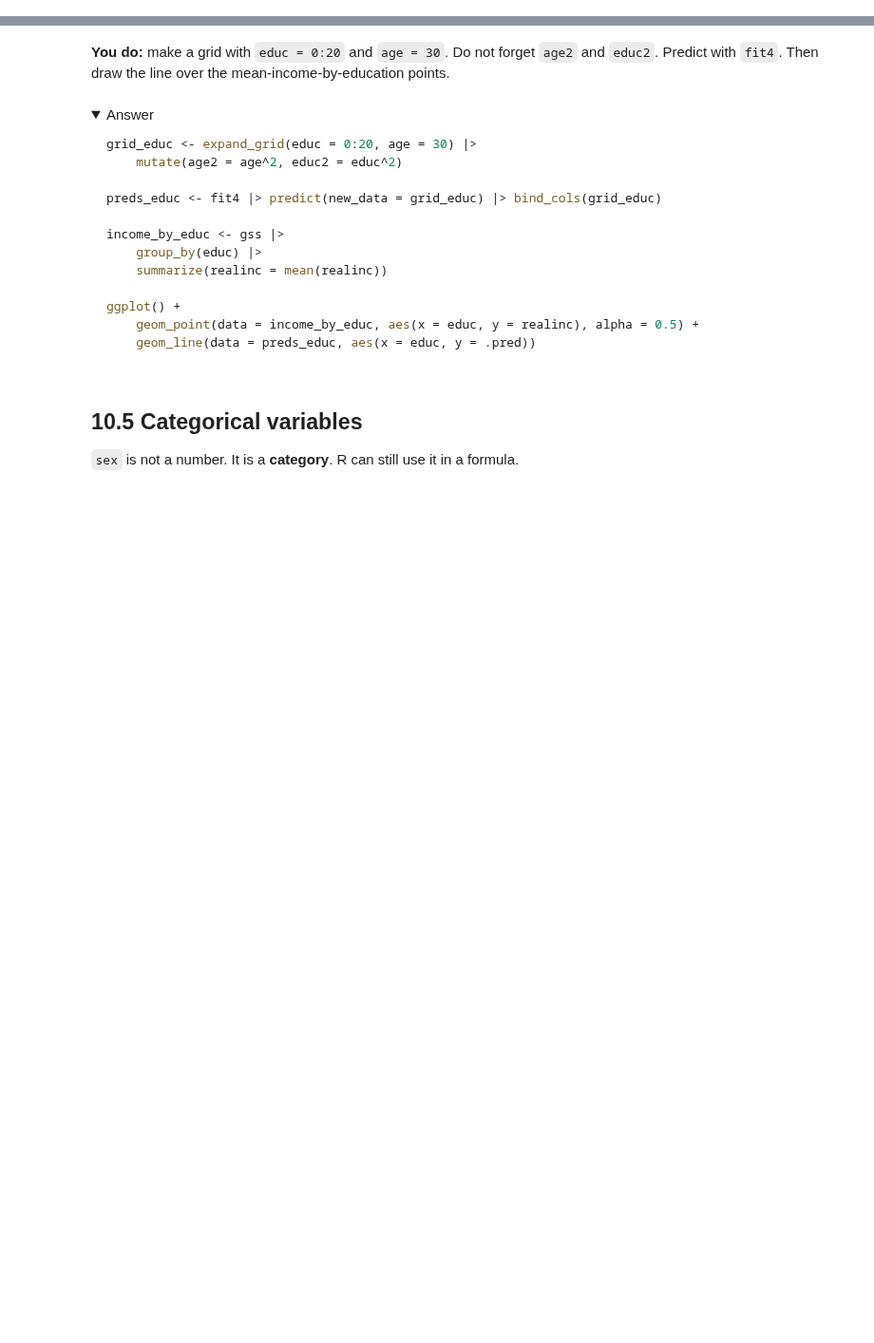
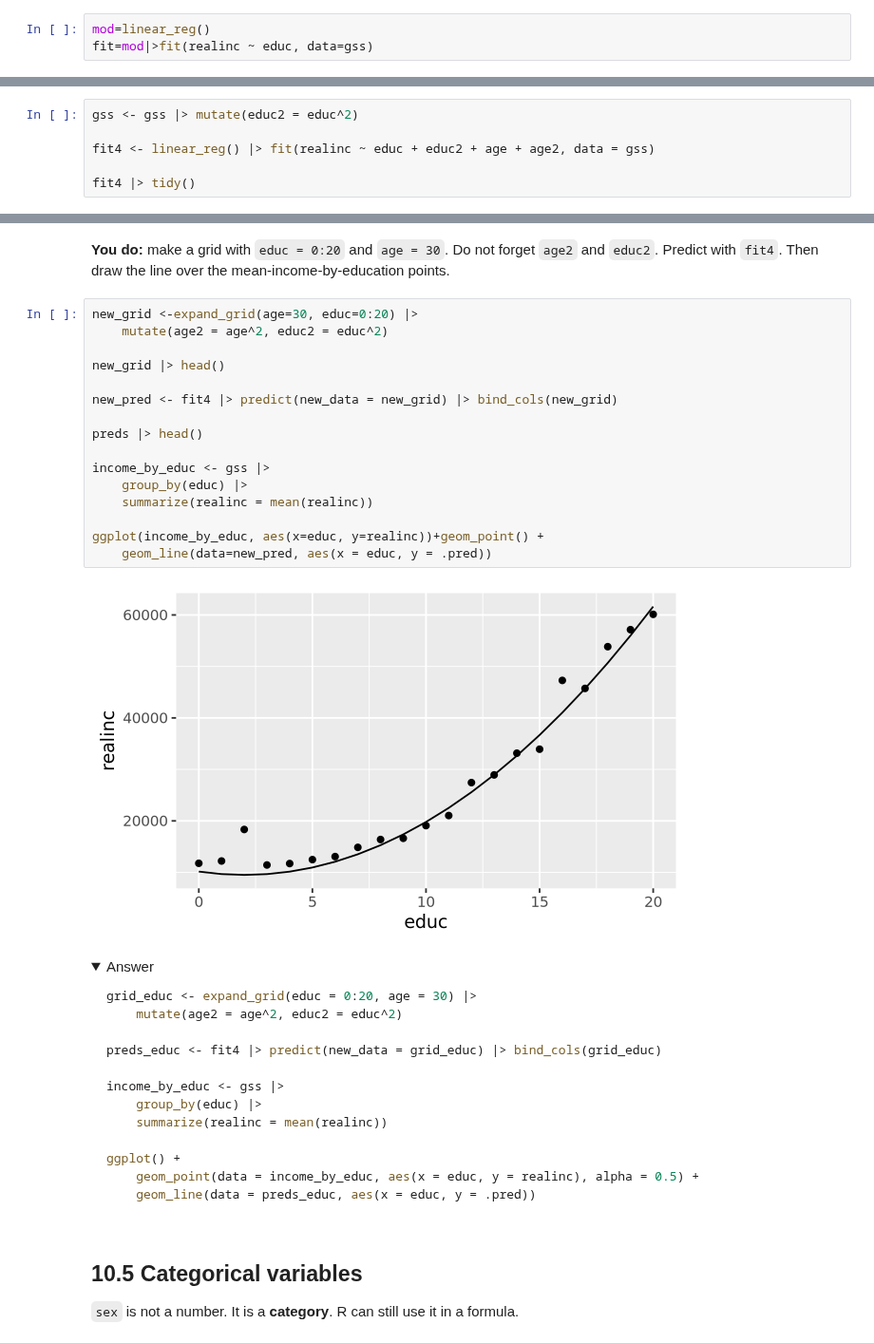
Before and after one commit to kokwunze/codespace, a Jupyter notebook: notebooks/08-lecture-regression.ipynb, the cells around one changed output, grey strips where cells are left out. Shown at 95% size. Cells and saved outputs as stored; diff of their text form; folded sections open; blank space fills up the shorter version.

```diff
--- a/notebooks/08-lecture-regression.ipynb
+++ b/notebooks/08-lecture-regression.ipynb
@@ -48,3 +84,6 @@ ggplot(aes(x = educ, y = realinc)) + geom_point()
+# %%
+mod=linear_reg()
+fit=mod|>fit(realinc ~ educ, data=gss)
 # %% [markdown]
 A **linear regression** finds the straight line that fits best.
 
@@ -109,3 +185,9 @@ fit3 |> tidy()
 The `age` slope is positive and the `age2` slope is negative. That makes a hill shape: up, then down.
 
 **You do:** does the same trick help with education? Add `educ2 = educ^2` to `gss` and fit `realinc ~ educ + educ2 + age + age2`. Look back at the mean-income-by-education plot. Does a curve make sense there?
+# %%
+gss <- gss |> mutate(educ2 = educ^2)
+
+fit4 <- linear_reg() |> fit(realinc ~ educ + educ2 + age + age2, data = gss)
+
+fit4 |> tidy()
@@ -159,5 +269,23 @@ ggplot() +
 # %% [markdown]
 **You do:** make a grid with `educ = 0:20` and `age = 30`. Do not forget `age2` and `educ2`. Predict with `fit4`. Then draw the line over the mean-income-by-education points.
+# %%
+new_grid <-expand_grid(age=30, educ=0:20) |>
+    mutate(age2 = age^2, educ2 = educ^2)
+
+new_grid |> head()
+
+new_pred <- fit4 |> predict(new_data = new_grid) |> bind_cols(new_grid)
+
+preds |> head()
+
+income_by_educ <- gss |>
+    group_by(educ) |>
+    summarize(realinc = mean(realinc))
+
+ggplot(income_by_educ, aes(x=educ, y=realinc))+geom_point() +
+    geom_line(data=new_pred, aes(x = educ, y = .pred))
+# %% [output]
+[figure, added]
 # %% [markdown]
 <details>
 <summary>Answer</summary>
```
Also changed, not shown: parts of 20 cells of this notebook, 2 other files.
